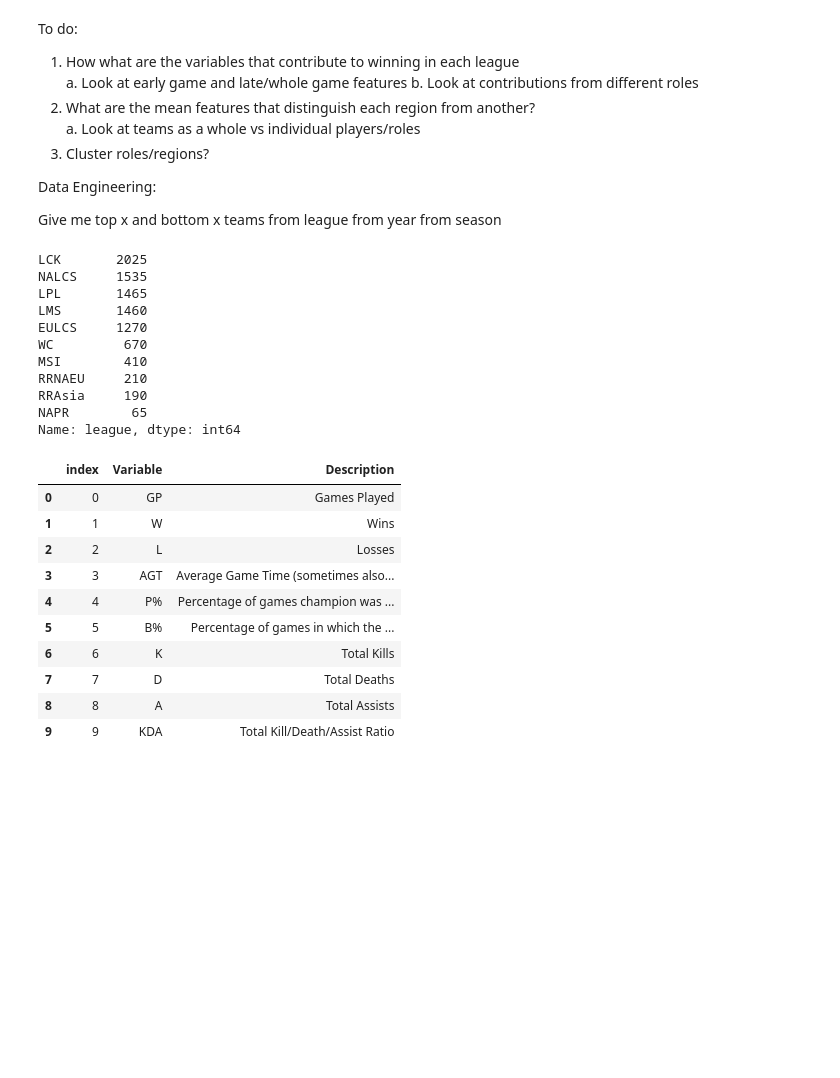
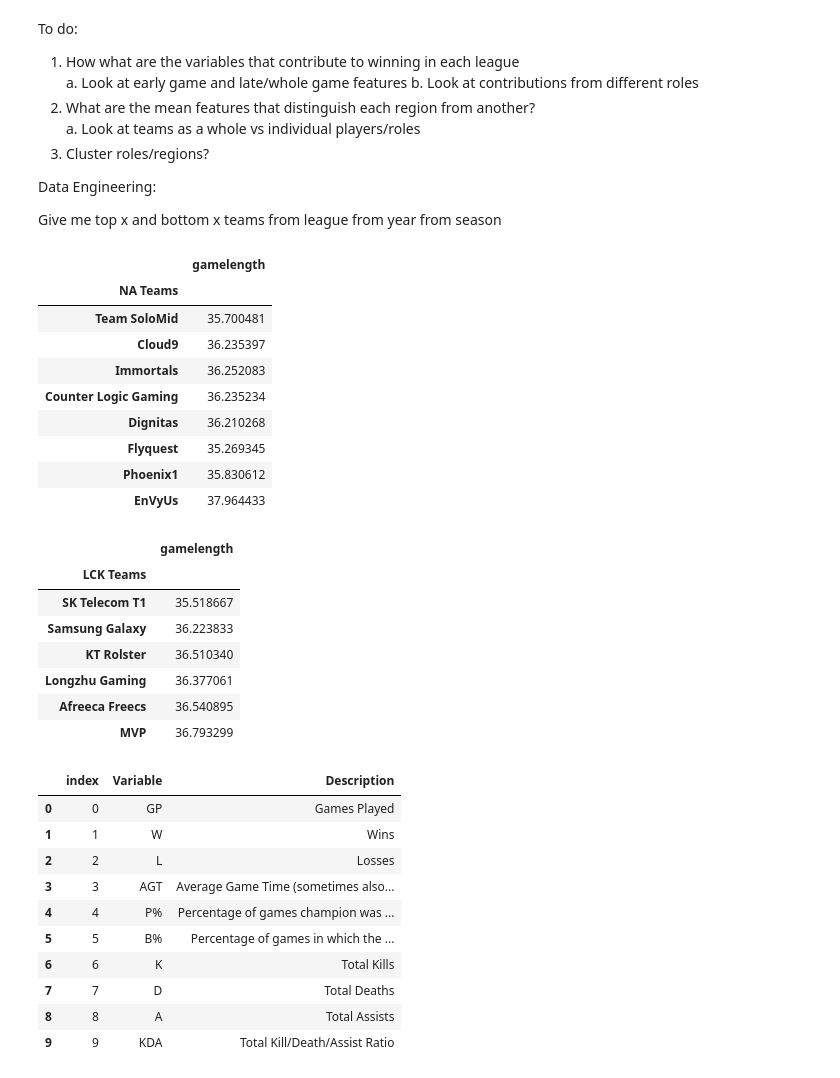
Before and after one commit to bwassie/LoL-match-analytics, a Jupyter notebook: 2017_NA_vs_LCK_analysis.ipynb, the cells around one changed output. Saved outputs shown, nothing was run; the diff lists cells and outputs as text; code cells hidden in the pictures; blank space fills up the shorter version.

```diff
--- a/2017_NA_vs_LCK_analysis.ipynb
+++ b/2017_NA_vs_LCK_analysis.ipynb
@@ -132,20 +173,31 @@ To do:
 Data Engineering:
 
 Give me top x and bottom x teams from league from year from season
-# %%
-worlds_teams["league"].value_counts()
-# %% [output]
-LCK       2025
-NALCS     1535
-LPL       1465
-LMS       1460
-EULCS     1270
-WC         670
-MSI        410
-RRNAEU     210
-RRAsia     190
-NAPR        65
-Name: league, dtype: int64
+# %%
+s1 = na.groupby("team").mean().sort_values("result",ascending=False)["gamelength"]
+s1 = s1.rename_axis("NA Teams",axis=0)#.rename("2017 avg GSPD")
+s2 = lck.groupby("team").mean().sort_values("result",ascending=False)["gamelength"]
+s2 = s2.rename_axis("LCK Teams",axis=0)#.rename("2017 avg GSPD")
+display_side_by_side(s1,s2)
+# %% [output]
+|  | gamelength |
+| NA Teams |  |
+| Team SoloMid | 35.700481 |
+| Cloud9 | 36.235397 |
+| Immortals | 36.252083 |
+| Counter Logic Gaming | 36.235234 |
+| Dignitas | 36.210268 |
+| Flyquest | 35.269345 |
+| Phoenix1 | 35.830612 |
+| EnVyUs | 37.964433 |
+|  | gamelength |
+| LCK Teams |  |
+| SK Telecom T1 | 35.518667 |
+| Samsung Galaxy | 36.223833 |
+| KT Rolster | 36.510340 |
+| Longzhu Gaming | 36.377061 |
+| Afreeca Freecs | 36.540895 |
+| MVP | 36.793299 |
 # %%
 query = """SELECT * FROM data_dictionary.'player_team_stats_dictionary';"""
 df = pd.read_sql_query(query,match)
```
Also changed, not shown: parts of 13 cells of this notebook, 6 other files.
